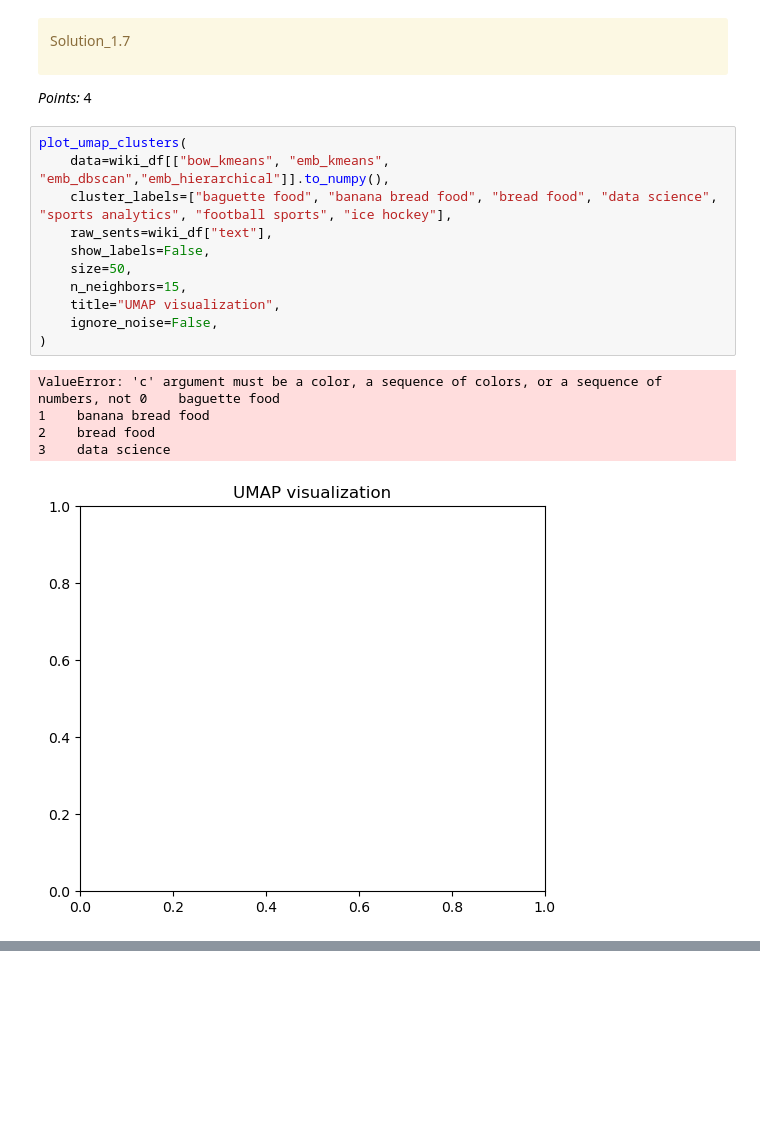
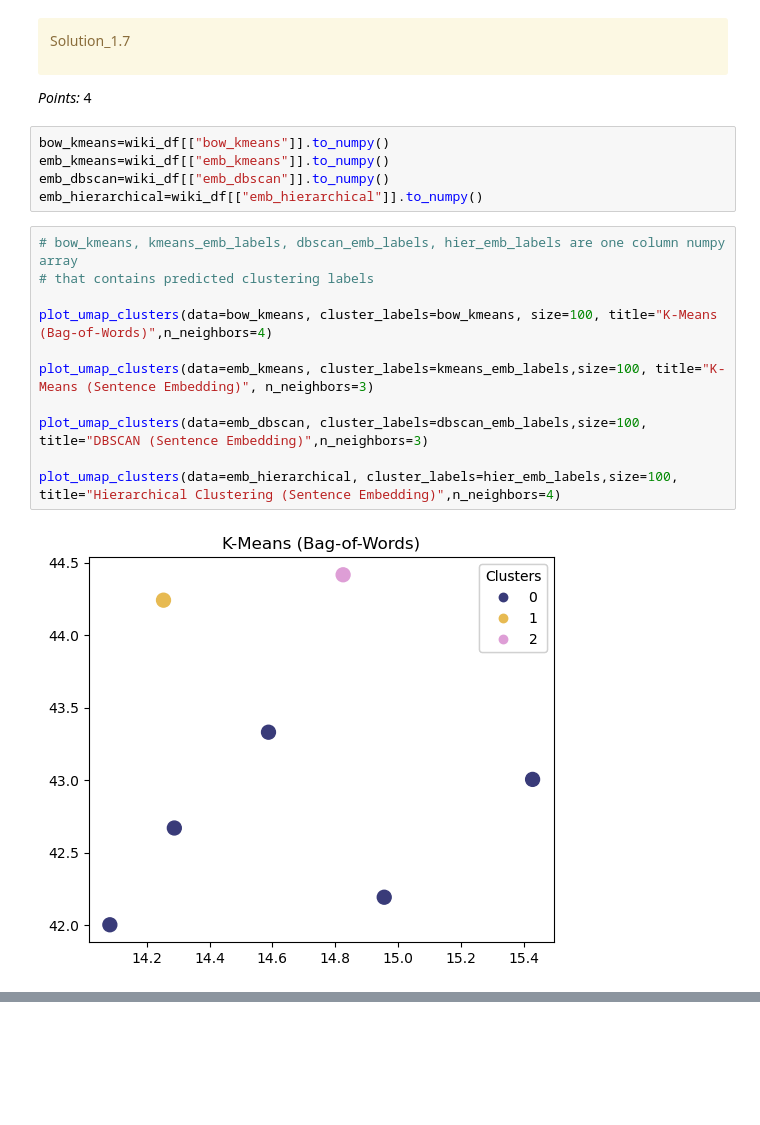
Before and after one commit to amori0723/330_hw6, a Jupyter notebook: hw6.ipynb, the cells around one changed output, grey strips where cells are left out. Cells and saved outputs as stored; diff of their text form; blank space fills up the shorter version.

```diff
--- a/hw6.ipynb
+++ b/hw6.ipynb
@@ -628,20 +628,21 @@ Solution_1.7
 </div>
 
 _Points:_ 4
-# %%
-plot_umap_clusters(
-    data=wiki_df[["bow_kmeans", "emb_kmeans", "emb_dbscan","emb_hierarchical"]].to_numpy(),
-    cluster_labels=["baguette food", "banana bread food", "bread food", "data science", "sports analytics", "football sports", "ice hockey"],
-    raw_sents=wiki_df["text"],
-    show_labels=False,
-    size=50,
-    n_neighbors=15,
-    title="UMAP visualization",
-    ignore_noise=False,
-)
-# %% [output]
-ValueError: 'c' argument must be a color, a sequence of colors, or a sequence of numbers, not 0    baguette food
-1    banana bread food
-2    bread food
-3    data science
-[figure, removed]
+# %%
+bow_kmeans=wiki_df[["bow_kmeans"]].to_numpy()
+emb_kmeans=wiki_df[["emb_kmeans"]].to_numpy()
+emb_dbscan=wiki_df[["emb_dbscan"]].to_numpy()
+emb_hierarchical=wiki_df[["emb_hierarchical"]].to_numpy()
+# %%
+# bow_kmeans, kmeans_emb_labels, dbscan_emb_labels, hier_emb_labels are one column numpy array
+# that contains predicted clustering labels
+
+plot_umap_clusters(data=bow_kmeans, cluster_labels=bow_kmeans, size=100, title="K-Means (Bag-of-Words)",n_neighbors=4)
+
+plot_umap_clusters(data=emb_kmeans, cluster_labels=kmeans_emb_labels,size=100, title="K-Means (Sentence Embedding)", n_neighbors=3)
+
+plot_umap_clusters(data=emb_dbscan, cluster_labels=dbscan_emb_labels,size=100, title="DBSCAN (Sentence Embedding)",n_neighbors=3)
+
+plot_umap_clusters(data=emb_hierarchical, cluster_labels=hier_emb_labels,size=100, title="Hierarchical Clustering (Sentence Embedding)",n_neighbors=4)
+# %% [output]
+[figure, added]
```
Also changed, not shown: parts of 88 cells of this notebook.
